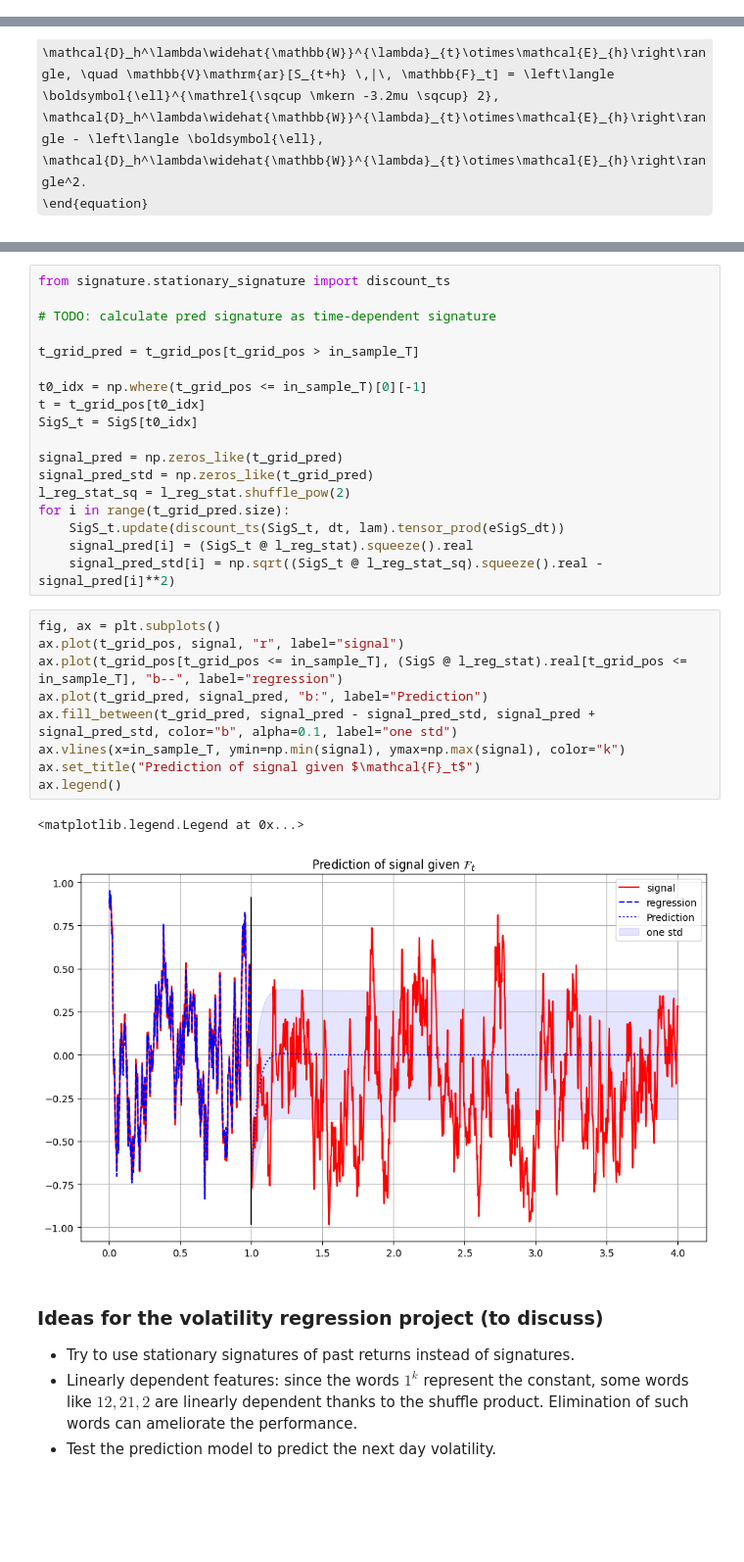
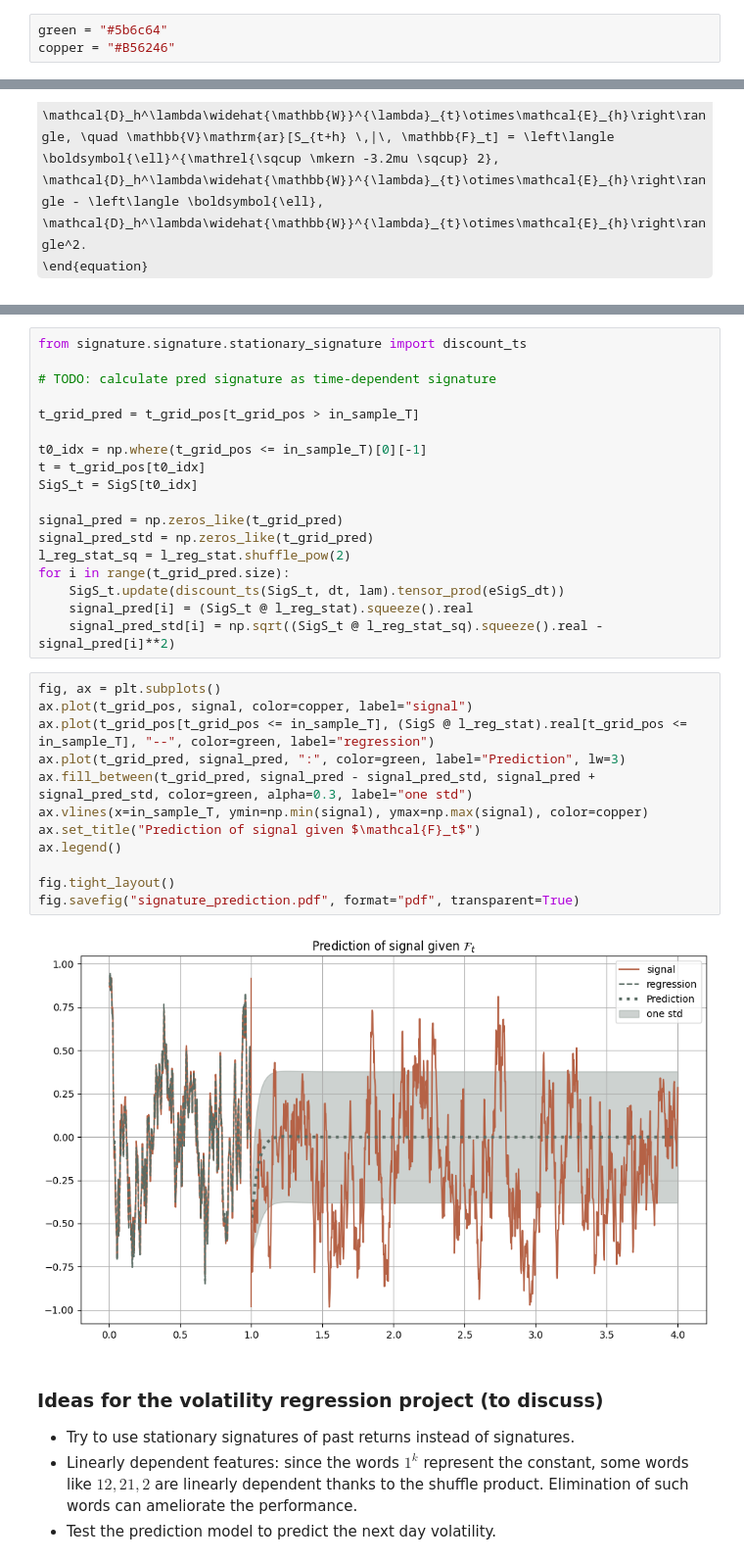
Before and after one commit to MrG1raffe/signature, a Jupyter notebook: notebooks/Stationary Signature.ipynb, the cells around one changed output, grey strips where cells are left out. Shown at 98% size. Saved outputs shown, nothing was run; the diff lists cells and outputs as text; some formulas as TeX source; blank space fills up the shorter version.

```diff
--- a/notebooks/Stationary Signature.ipynb
+++ b/notebooks/Stationary Signature.ipynb
@@ -46,6 +46,9 @@ such that
 This means that $S_t$ depends only on the past path of $X$, but not on the time variable $t$ itself.
 # %% [markdown]
 ##### Generating the underlying Brownian motion:
+# %%
+green = "#5b6c64"
+copper = "#B56246"
 # %%
 T = 4
 
@@ -248,5 +255,5 @@ Wall time: 8.2 ms
 # %%
-from signature.stationary_signature import discount_ts
+from signature.signature.stationary_signature import discount_ts
 
 # TODO: calculate pred signature as time-dependent signature
 
@@ -265,16 +272,18 @@ for i in range(t_grid_pred.size):
     signal_pred_std[i] = np.sqrt((SigS_t @ l_reg_stat_sq).squeeze().real - signal_pred[i]**2)
 # %%
 fig, ax = plt.subplots()
-ax.plot(t_grid_pos, signal, "r", label="signal")
-ax.plot(t_grid_pos[t_grid_pos <= in_sample_T], (SigS @ l_reg_stat).real[t_grid_pos <= in_sample_T], "b--", label="regression")
-ax.plot(t_grid_pred, signal_pred, "b:", label="Prediction")
-ax.fill_between(t_grid_pred, signal_pred - signal_pred_std, signal_pred + signal_pred_std, color="b", alpha=0.1, label="one std")
-ax.vlines(x=in_sample_T, ymin=np.min(signal), ymax=np.max(signal), color="k")
+ax.plot(t_grid_pos, signal, color=copper, label="signal")
+ax.plot(t_grid_pos[t_grid_pos <= in_sample_T], (SigS @ l_reg_stat).real[t_grid_pos <= in_sample_T], "--", color=green, label="regression")
+ax.plot(t_grid_pred, signal_pred, ":", color=green, label="Prediction", lw=3)
+ax.fill_between(t_grid_pred, signal_pred - signal_pred_std, signal_pred + signal_pred_std, color=green, alpha=0.3, label="one std")
+ax.vlines(x=in_sample_T, ymin=np.min(signal), ymax=np.max(signal), color=copper)
 ax.set_title("Prediction of signal given $\mathcal{F}_t$")
 ax.legend()
+
+fig.tight_layout()
+fig.savefig("signature_prediction.pdf", format="pdf", transparent=True)
 # %% [output]
-<matplotlib.legend.Legend at 0x...>
-[figure, old version]
+[figure, new version]
 # %% [markdown]
 ### Ideas for the volatility regression project (to discuss)
 - Try to use stationary signatures of past returns instead of signatures.
```
Also changed, not shown: parts of 7 cells of this notebook, 14 other files.
